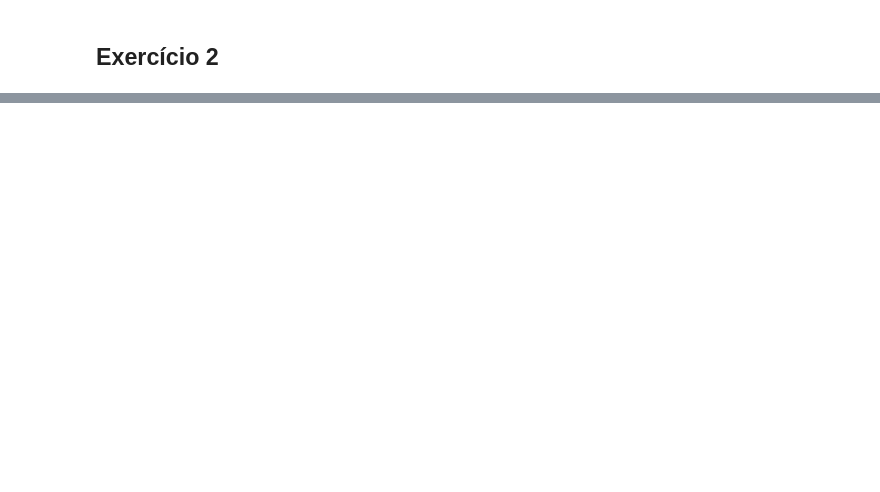
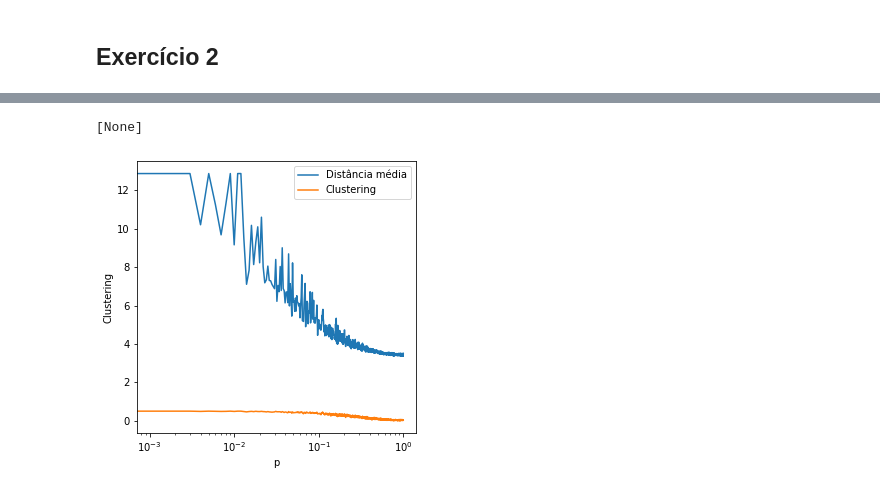
Before and after one commit to guimilan/redes_complexas, a Jupyter notebook: lista3/Lista3.ipynb, the cells around one changed output, grey strips where cells are left out. Saved outputs shown, nothing was run; the diff lists cells and outputs as text; code cells hidden in the pictures; blank space fills up the shorter version.

```diff
--- a/lista3/Lista3.ipynb
+++ b/lista3/Lista3.ipynb
@@ -147,0 +228,11 @@ set_ax_fontsize(axis, 16)
+# %%
+ex3_df = pd.DataFrame(columns=['p','Mean vertex-vertex distance','Clustering'])
+n = 100
+k = 5
+for index, p in enumerate(np.arange(0, 1, 0.001)):
+    ws = nx.watts_strogatz_graph(n, k, p, seed=None)
+    mean_dist = nx.average_shortest_path_length(ws)
+    clust = nx.average_clustering(ws)
+    ex3_df.loc[index] = [p, mean_dist, clust]
+
+ex3_df
@@ -147,0 +253,8 @@ set_ax_fontsize(axis, 16)
+# %%
+fig, axis = plt.subplots(1,1, figsize=(5,5))
+sns.lineplot(x=ex3_df['p'], y=ex3_df['Mean vertex-vertex distance'], ax=axis, label='Distância média')
+graph = sns.lineplot(x=ex3_df['p'], y=ex3_df['Clustering'], ax=axis, label='Clustering')
+graph.set(xscale='log')
+# %% [output]
+[None]
+[figure, added]
```
Also changed, not shown: parts of 9 cells of this notebook.
